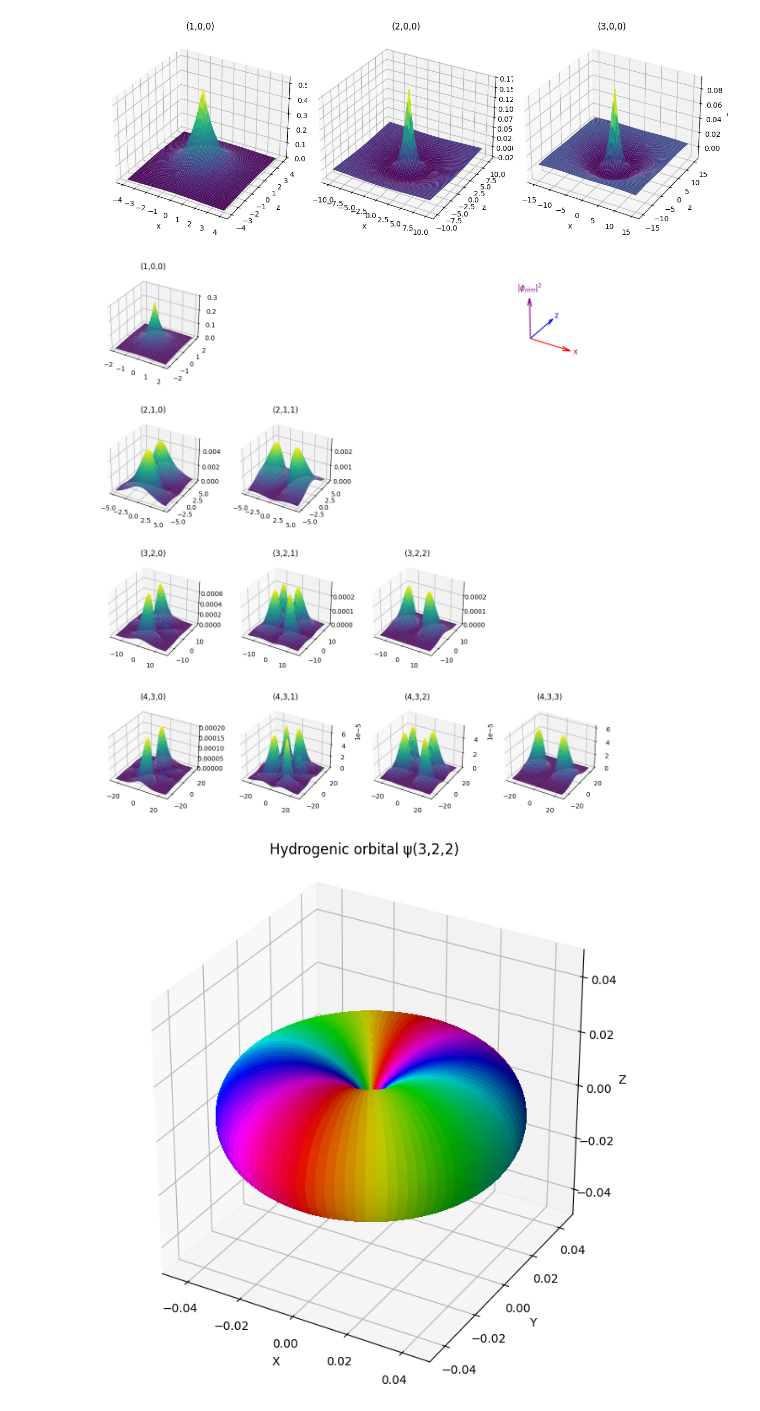
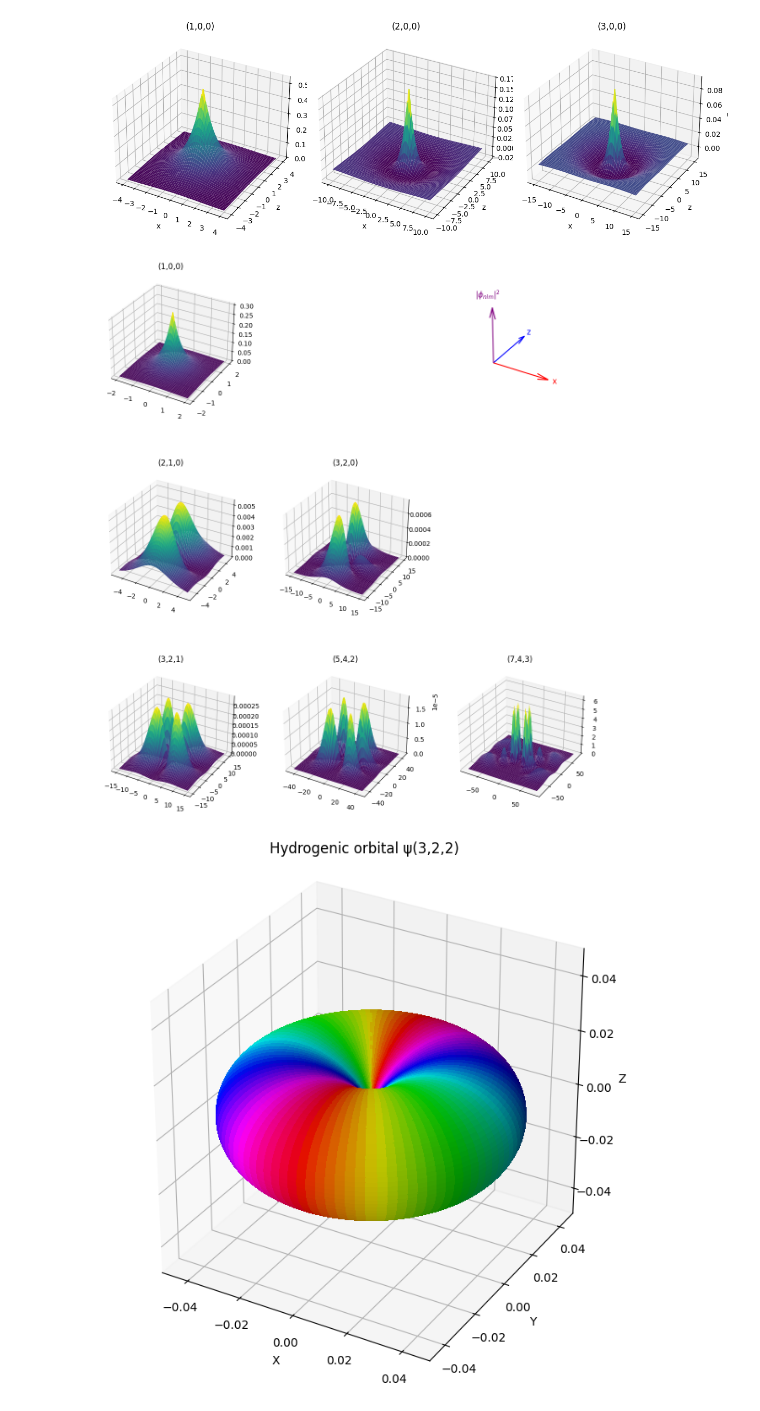
Before and after one commit to ro-sgr/tesis-licenciatura, a Jupyter notebook: Untitled1.ipynb, the cells around one changed output. Drawn from its saved outputs; the diff is of its cells as text; code cells hidden in the pictures.

```diff
--- a/Untitled1.ipynb
+++ b/Untitled1.ipynb
@@ -129,7 +129,6 @@ plt.show()
 [figure]
 # %%
 fig = plt.figure(figsize=(12, 12))
-
 
 ##################################
 ###### Primer renglón ############
@@ -146,12 +145,12 @@ n, l, m = 1, 0, 0
 ψ2 = ρ_nlm(n, l, m, a0, r, θ, φ)
 ψ_real = np.real(ψ)
 
-ax = fig.add_subplot(4, 4, 1, projection='3d')
+ax = fig.add_subplot(3, 3, 1, projection='3d')
 ax.plot_surface(X, Z, np.abs(ψ)**2, cmap='viridis')
 ax.set_title(f'({n},{l},{m})')
 
 ##################################
-ax03 = fig.add_subplot(4, 4, 4, projection='3d')
+ax03 = fig.add_subplot(3, 3, 3, projection='3d')
 ax03.set_xlim(-1, 1)
 ax03.set_ylim(-1, 1)
 ax03.set_zlim(-1, 1)
@@ -202,23 +201,23 @@ n, l, m = 2, 1, 0
 ψ = ϕ_nlm(n, l, m, a0, r, θ, φ)
 ψ_real = np.real(ψ)
 
-ax2 = fig.add_subplot(4, 4, 5, projection='3d')
+ax2 = fig.add_subplot(3, 3, 4, projection='3d')
 ax2.plot_surface(X, Z, np.abs(ψ)**2, cmap='viridis')
 ax2.set_title(f'({n},{l},{m})')
 
 ######################################
-Rmax = 5
+Rmax = 15
 x = np.linspace(-Rmax, Rmax, 100)
 z = np.linspace(-Rmax, Rmax, 100)
 X, Z = np.meshgrid(x, z)
 Y = np.zeros_like(X)  # y = 0 slice
 r, θ, φ = cartesian_to_spherical(X, Y, Z)
 
-n, l, m = 2, 1, 1
+n, l, m = 3, 2, 0
 ψ = ϕ_nlm(n, l, m, a0, r, θ, φ)
 ψ_real = np.real(ψ)
 
-ax3 = fig.add_subplot(4, 4, 6, projection='3d')
+ax3 = fig.add_subplot(3, 3, 5, projection='3d')
 ax3.plot_surface(X, Z, np.abs(ψ)**2, cmap='viridis')
 ax3.set_title(f'({n},{l},{m})')
 
@@ -235,11 +234,11 @@ X, Z = np.meshgrid(x, z)
 Y = np.zeros_like(X)  # y = 0 slice
 r, θ, φ = cartesian_to_spherical(X, Y, Z)
 
-n, l, m = 3, 2, 0
+n, l, m = 3, 2, 1
 ψ = ϕ_nlm(n, l, m, a0, r, θ, φ)
 ψ_real = np.real(ψ)
 
-ax4 = fig.add_subplot(4, 4, 9, projection='3d')
+ax4 = fig.add_subplot(3, 3, 7, projection='3d')
 ax4.plot_surface(X, Z, np.abs(ψ)**2, cmap='viridis')
 ax4.set_title(f'({n},{l},{m})')
 
@@ -247,116 +246,49 @@ plt.tight_layout()
 plt.subplots_adjust(wspace=-0.1, hspace=0.4)
 
 ######################################
-Rmax = 15
+Rmax = 45
 x = np.linspace(-Rmax, Rmax, 700)
 z = np.linspace(-Rmax, Rmax, 700)
 X, Z = np.meshgrid(x, z)
 Y = np.zeros_like(X)  # y = 0 slice
 r, θ, φ = cartesian_to_spherical(X, Y, Z)
 
-n, l, m = 3, 2, 1
+n, l, m = 5, 4, 2
 ψ = ϕ_nlm(n, l, m, a0, r, θ, φ)
 ψ_real = np.real(ψ)
 
-ax5 = fig.add_subplot(4, 4, 10, projection='3d')
+ax5 = fig.add_subplot(3, 3, 8, projection='3d')
 ax5.plot_surface(X, Z, np.abs(ψ)**2, cmap='viridis', edgecolor='none')
 ax5.set_title(f'({n},{l},{m})')
 
 plt.tight_layout()
 plt.subplots_adjust(wspace=-0.1, hspace=0.4)
 
 ######################################
-Rmax = 15
+Rmax = 80
 x = np.linspace(-Rmax, Rmax, 700)
 z = np.linspace(-Rmax, Rmax, 700)
 X, Z = np.meshgrid(x, z)
 Y = np.zeros_like(X)  # y = 0 slice
 r, θ, φ = cartesian_to_spherical(X, Y, Z)
 
-n, l, m = 3, 2, 2
+n, l, m = 7, 4, 3
 ψ = ϕ_nlm(n, l, m, a0, r, θ, φ)
 ψ_real = np.real(ψ)
 
-ax6 = fig.add_subplot(4, 4, 11, projection='3d')
+ax6 = fig.add_subplot(3, 3, 9, projection='3d')
 ax6.plot_surface(X, Z, np.abs(ψ)**2, cmap='viridis', edgecolor='none')
 ax6.set_title(f'({n},{l},{m})')
-
-##################################
-####### Cuarto renglón ###########
-##################################
-Rmax = 25
-x = np.linspace(-Rmax, Rmax, 700)
-z = np.linspace(-Rmax, Rmax, 700)
-X, Z = np.meshgrid(x, z)
-Y = np.zeros_like(X)  # y = 0 slice
-r, θ, φ = cartesian_to_spherical(X, Y, Z)
-
-n, l, m = 4, 3, 0
-ψ = ϕ_nlm(n, l, m, a0, r, θ, φ)
-ψ_real = np.real(ψ)
-
-ax7 = fig.add_subplot(4, 4, 13, projection='3d')
-ax7.plot_surface(X, Z, np.abs(ψ)**2, cmap='viridis', edgecolor='none')
-ax7.set_title(f'({n},{l},{m})')
-
-######################################
-Rmax = 25
-x = np.linspace(-Rmax, Rmax, 700)
-z = np.linspace(-Rmax, Rmax, 700)
-X, Z = np.meshgrid(x, z)
-Y = np.zeros_like(X)  # y = 0 slice
-r, θ, φ = cartesian_to_spherical(X, Y, Z)
-
-n, l, m = 4, 3, 1
-ψ = ϕ_nlm(n, l, m, a0, r, θ, φ)
-ψ_real = np.real(ψ)
-
-ax8 = fig.add_subplot(4, 4, 14, projection='3d')
-ax8.plot_surface(X, Z, np.abs(ψ)**2, cmap='viridis', edgecolor='none')
-ax8.set_title(f'({n},{l},{m})')
-
-######################################
-Rmax = 25
-x = np.linspace(-Rmax, Rmax, 700)
-z = np.linspace(-Rmax, Rmax, 700)
-X, Z = np.meshgrid(x, z)
-Y = np.zeros_like(X)  # y = 0 slice
-r, θ, φ = cartesian_to_spherical(X, Y, Z)
-
-n, l, m = 4, 3, 2
-ψ = ϕ_nlm(n, l, m, a0, r, θ, φ)
-ψ_real = np.real(ψ)
-
-ax9 = fig.add_subplot(4, 4, 15, projection='3d')
-ax9.plot_surface(X, Z, np.abs(ψ)**2, cmap='viridis', edgecolor='none')
-ax9.set_title(f'({n},{l},{m})')
-
-######################################
-Rmax = 25
-x = np.linspace(-Rmax, Rmax, 700)
-z = np.linspace(-Rmax, Rmax, 700)
-X, Z = np.meshgrid(x, z)
-Y = np.zeros_like(X)  # y = 0 slice
-r, θ, φ = cartesian_to_spherical(X, Y, Z)
-
-n, l, m = 4, 3, 3
-ψ = ϕ_nlm(n, l, m, a0, r, θ, φ)
-ψ_real = np.real(ψ)
-
-ax10 = fig.add_subplot(4, 4, 16, projection='3d')
-ax10.plot_surface(X, Z, np.abs(ψ)**2, cmap='viridis', edgecolor='none')
-ax10.set_title(f'({n},{l},{m})')
-
 ######################################
 ######################################
 plt.tight_layout()
 plt.subplots_adjust(wspace=-0.1, hspace=0.4)
 
-plt.savefig("H_densidadProb_superficie.png", dpi=300, bbox_inches='tight')
+plt.savefig("H_densidadProb_superficie.svg", dpi=300, bbox_inches='tight')
 
 plt.show()
 # %% [output]
-[figure, old version]
+[figure, new version]
 # %%
 import numpy as np
 import matplotlib.pyplot as plt
```
Also changed, not shown: parts of 1 cell of this notebook, 1 other file.
